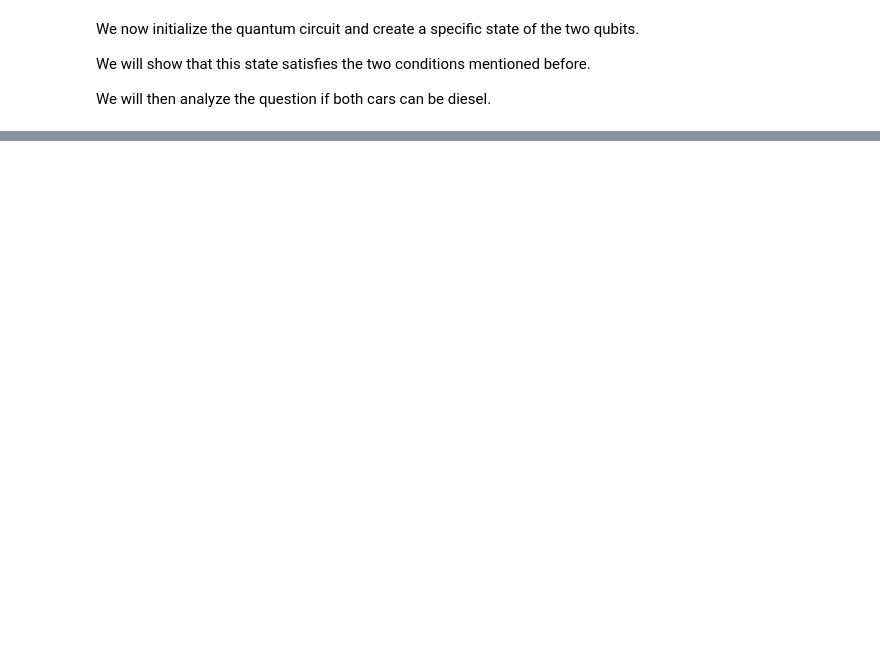
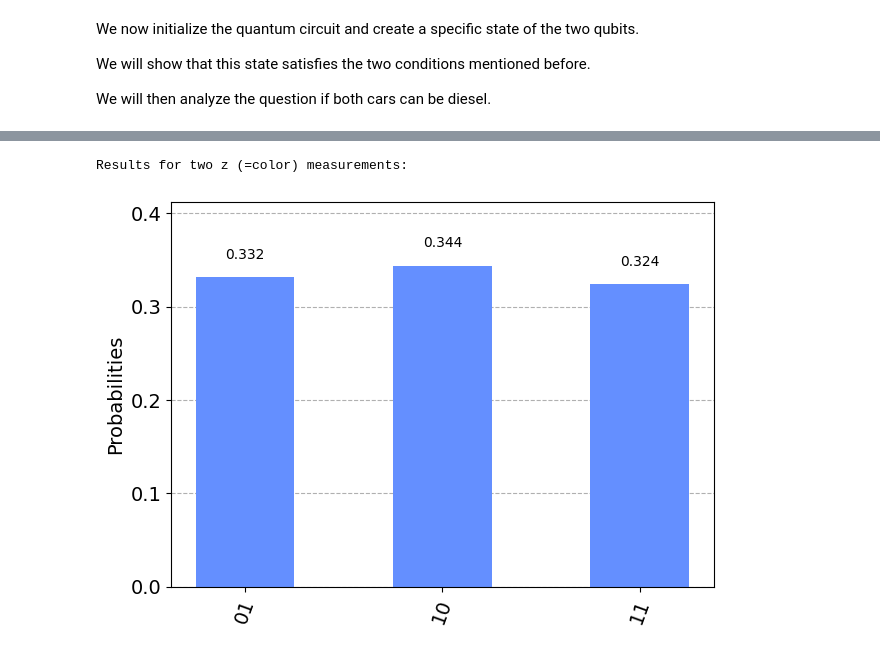
Before and after one commit to JanLahmann/Fun-with-Quantum, a Jupyter notebook: Hardys-Paradox.ipynb, the cells around one changed output, grey strips where cells are left out. Drawn from its saved outputs; the diff is of its cells as text; code cells hidden in the pictures; blank space fills up the shorter version.

```diff
--- a/Hardys-Paradox.ipynb
+++ b/Hardys-Paradox.ipynb
@@ -165,0 +99,11 @@ This is (part of) what makes quantum computers able to outperform classical comp
+# %%
+measurementsZZ = QuantumCircuit(q,c)
+# z measurement on both qubits
+measurementsZZ.measure(q[0],c[0])
+measurementsZZ.measure(q[1],c[1])
+qc = qc_hardy.compose(measurementsZZ, inplace=False)
+print('Results for two z (=color) measurements:')
+plot_histogram(execute(qc,Aer.get_backend('qasm_simulator')).result().get_counts())
+# %% [output]
+Results for two z (=color) measurements:
+[figure, added]
```
Also changed, not shown: parts of 54 cells of this notebook, 12 other files.
